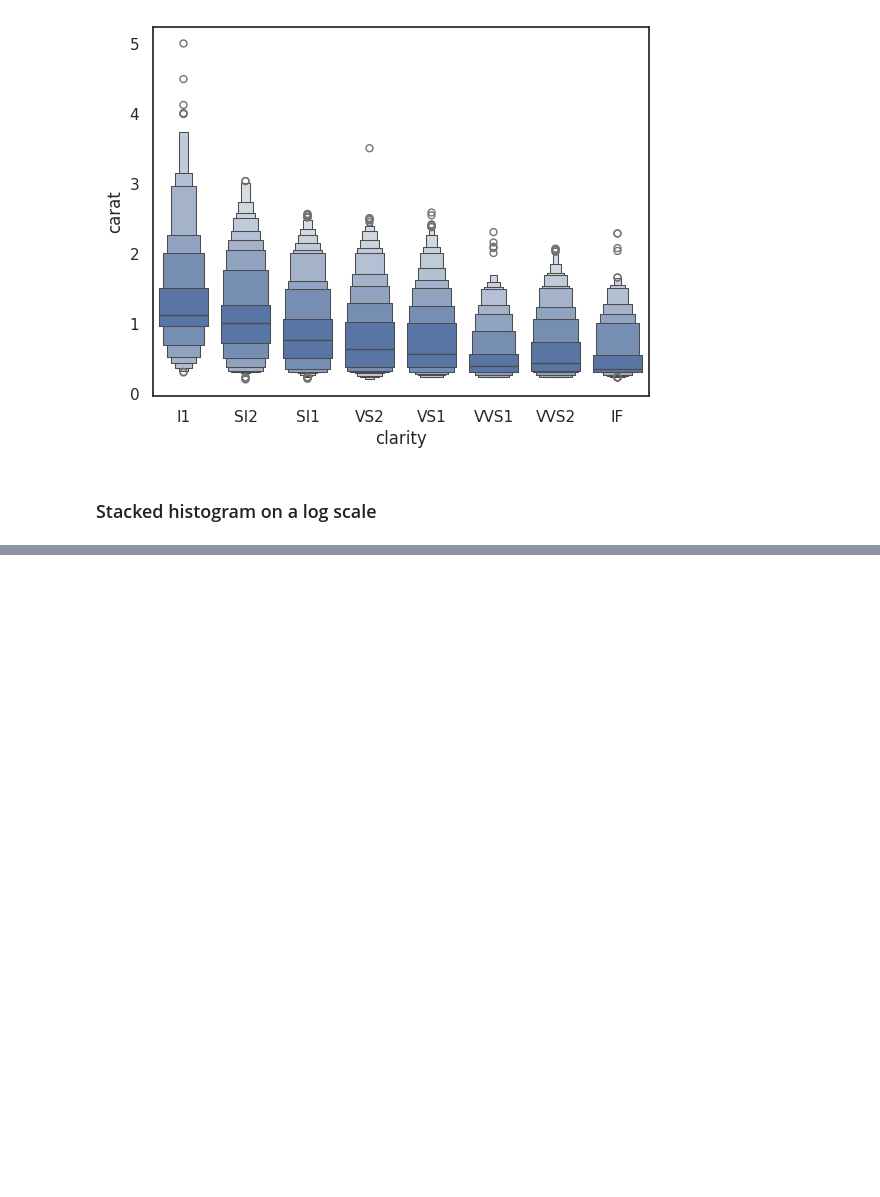
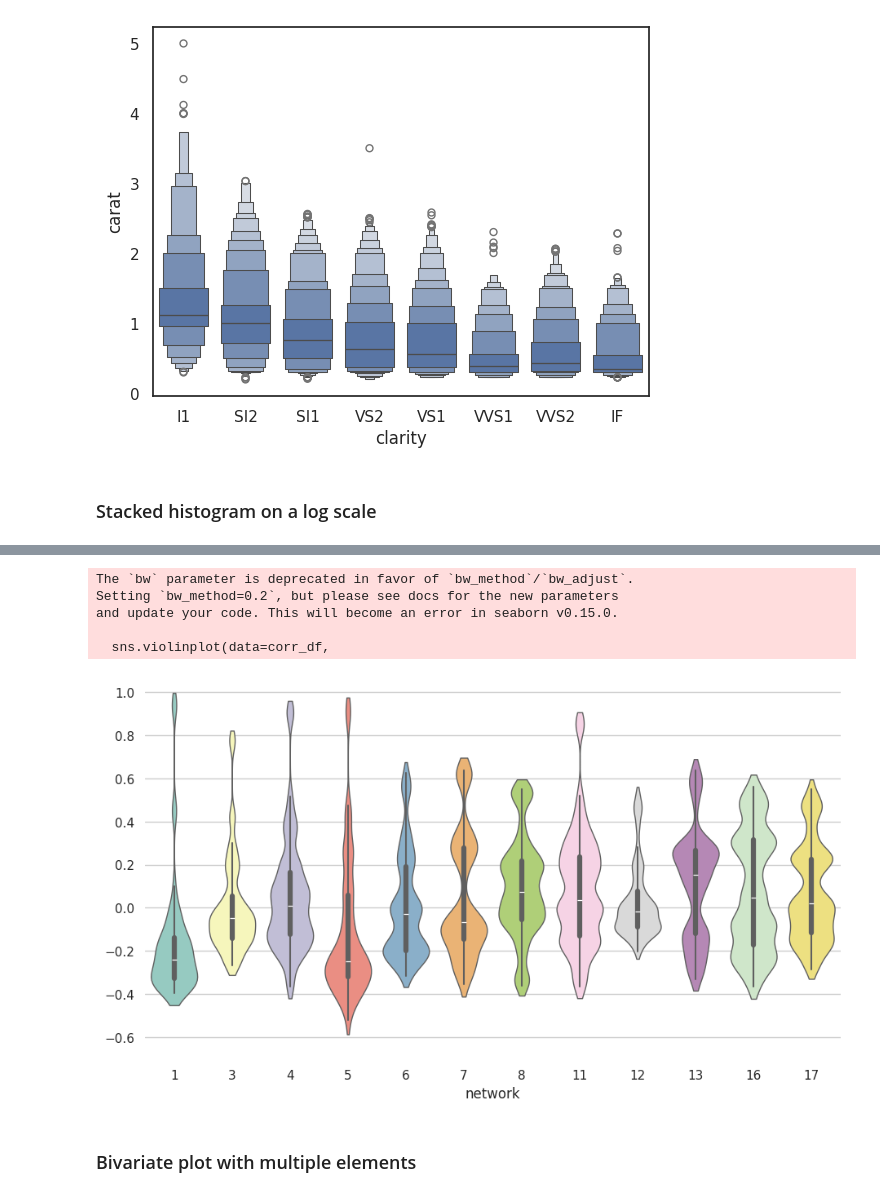
Before and after one commit to MAyub114/seaborn_interactive, a Jupyter notebook: interactive_plots.ipynb, the cells around one changed output, grey strips where cells are left out. Drawn from its saved outputs; the diff is of its cells as text; code cells hidden in the pictures; blank space fills up the shorter version.

```diff
--- a/interactive_plots.ipynb
+++ b/interactive_plots.ipynb
@@ -357,0 +459,39 @@ The `scale` parameter has been renamed to `width_method` and will be removed in
+# %%
+# Load dataset
+brain = sns.load_dataset("brain_networks",
+                         header=[0, 1, 2],
+                         index_col=0)
+
+# Take a sample of networks
+used_networks = [1, 3, 4, 5, 6, 7, 8, 11, 12, 13, 16, 17]
+used_columns = (brain.columns.get_level_values("network").astype(int).isin(used_networks))
+brain = brain.loc[:, used_columns]
+
+# Compute the correlation matrix and average over networks
+corr_df = brain.corr().groupby(level="network").mean()
+corr_df.index = corr_df.index.astype(int)
+corr_df = corr_df.sort_index().T
+# %%
+# Draw violinplot
+sns.set_theme(style="whitegrid")
+f, ax = plt.subplots(figsize=(11, 6))
+
+sns.violinplot(data=corr_df,
+               palette="Set3",
+               bw=0.2,
+               cut=1,
+               linewidth=1)
+
+ax.set(ylim=(-0.7, 1.05))
+sns.despine(left=True,
+            bottom=True)
+plt.show()
+# %% [output]
+The `bw` parameter is deprecated in favor of `bw_method`/`bw_adjust`.
+Setting `bw_method=0.2`, but please see docs for the new parameters
+and update your code. This will become an error in seaborn v0.15.0.
+
+  sns.violinplot(data=corr_df,
+[figure, added]
+# %% [markdown]
+### Bivariate plot with multiple elements
```
Also changed, not shown: parts of 16 cells of this notebook.
